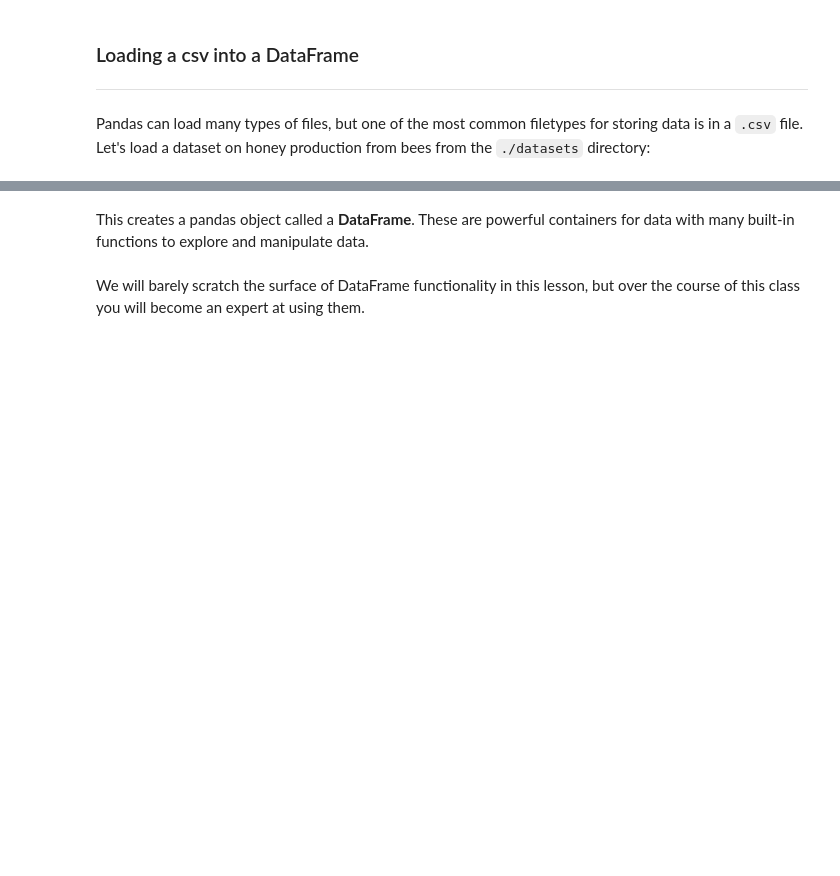
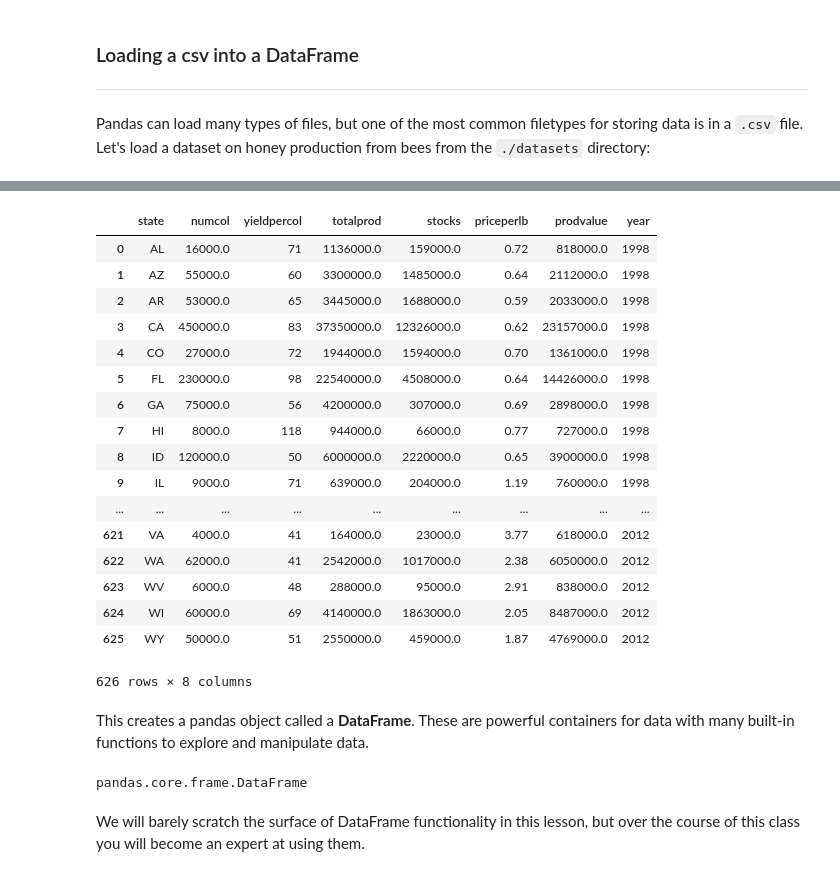
Before and after one commit to AbdullahMu/intro-pandas, a Jupyter notebook: intro-to-pandas.ipynb, the cells around one changed output, grey strips where cells are left out. Cells and saved outputs as stored; diff of their text form; code cells hidden in the pictures; blank space fills up the shorter version.

```diff
--- a/intro-to-pandas.ipynb
+++ b/intro-to-pandas.ipynb
@@ -126,10 +147,33 @@ with open('datasets/honeyproduction.csv','r') as f:
 bee = pd.read_csv('datasets/honeyproduction.csv')
 # %%
 ## print bee
+bee
+# %% [output]
+|  | state | numcol | yieldpercol | totalprod | stocks | priceperlb | prodvalue | year |
+| 0 | AL | 16000.0 | 71 | 1136000.0 | 159000.0 | 0.72 | 818000.0 | 1998 |
+| 1 | AZ | 55000.0 | 60 | 3300000.0 | 1485000.0 | 0.64 | 2112000.0 | 1998 |
+| 2 | AR | 53000.0 | 65 | 3445000.0 | 1688000.0 | 0.59 | 2033000.0 | 1998 |
+| 3 | CA | 450000.0 | 83 | 37350000.0 | 12326000.0 | 0.62 | 23157000.0 | 1998 |
+| 4 | CO | 27000.0 | 72 | 1944000.0 | 1594000.0 | 0.70 | 1361000.0 | 1998 |
+| 5 | FL | 230000.0 | 98 | 22540000.0 | 4508000.0 | 0.64 | 14426000.0 | 1998 |
+| 6 | GA | 75000.0 | 56 | 4200000.0 | 307000.0 | 0.69 | 2898000.0 | 1998 |
+| 7 | HI | 8000.0 | 118 | 944000.0 | 66000.0 | 0.77 | 727000.0 | 1998 |
+| 8 | ID | 120000.0 | 50 | 6000000.0 | 2220000.0 | 0.65 | 3900000.0 | 1998 |
+| 9 | IL | 9000.0 | 71 | 639000.0 | 204000.0 | 1.19 | 760000.0 | 1998 |
+| ... | ... | ... | ... | ... | ... | ... | ... | ... |
+| 621 | VA | 4000.0 | 41 | 164000.0 | 23000.0 | 3.77 | 618000.0 | 2012 |
+| 622 | WA | 62000.0 | 41 | 2542000.0 | 1017000.0 | 2.38 | 6050000.0 | 2012 |
+| 623 | WV | 6000.0 | 48 | 288000.0 | 95000.0 | 2.91 | 838000.0 | 2012 |
+| 624 | WI | 60000.0 | 69 | 4140000.0 | 1863000.0 | 2.05 | 8487000.0 | 2012 |
+| 625 | WY | 50000.0 | 51 | 2550000.0 | 459000.0 | 1.87 | 4769000.0 | 2012 |
+626 rows × 8 columns
 # %% [markdown]
 This creates a pandas object called a **DataFrame**. These are powerful containers for data with many built-in functions to explore and manipulate data.
 # %%
 # check type for dataset
+type(bee)
+# %% [output]
+pandas.core.frame.DataFrame
 # %% [markdown]
 We will barely scratch the surface of DataFrame functionality in this lesson, but over the course of this class you will become an expert at using them.
 # %% [markdown]
```
Also changed, not shown: parts of 39 cells of this notebook, 1 other file.
